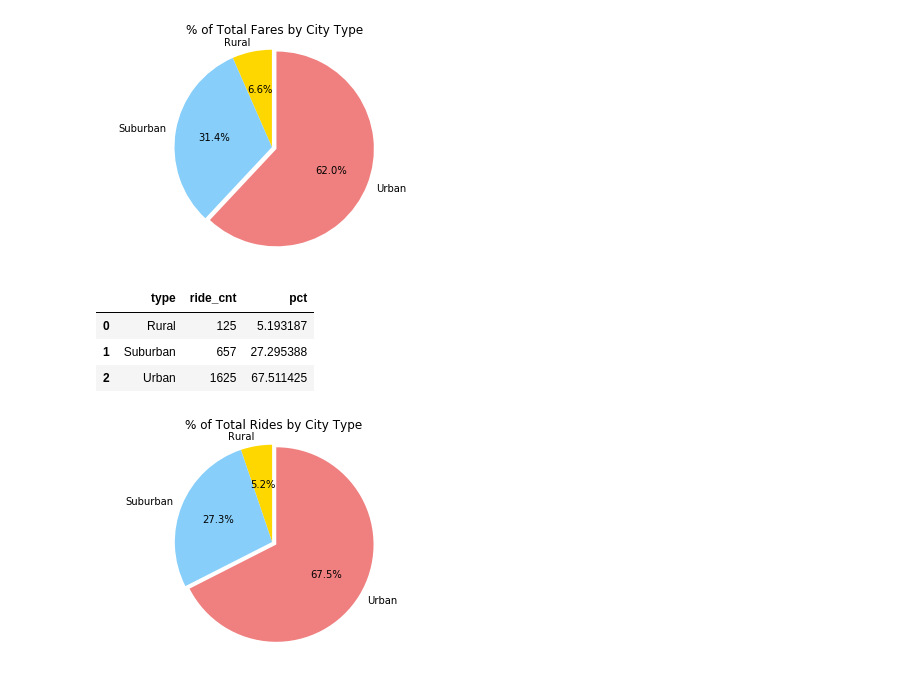
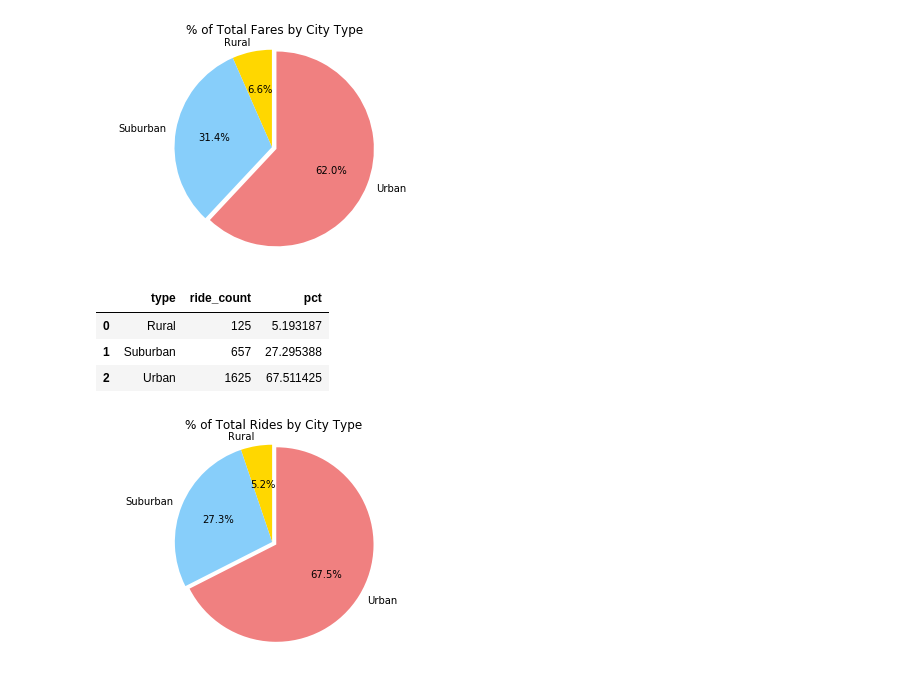
Before and after one commit to shanegela/DataAnalytics, a Jupyter notebook: Homework05-Matplotlib/Instructions/Pyber/pyber.ipynb, the cells around one changed output. Drawn from its saved outputs; the diff is of its cells as text; code cells hidden in the pictures.

```diff
--- a/Homework05-Matplotlib/Instructions/Pyber/pyber.ipynb
+++ b/Homework05-Matplotlib/Instructions/Pyber/pyber.ipynb
@@ -27,8 +26,10 @@ city_df.head()
 | 3 | West Dawnfurt | 34 | Urban |
 | 4 | Rodriguezburgh | 52 | Urban |
 # %%
-#Average Fare ($) Per City
-avg_fare = pd.DataFrame(ride_df.groupby(["city"])["fare"].mean())
-avg_fare.reset_index(inplace=True)
-avg_fare.head()
+ride_sum = pd.DataFrame({
+    "tot_fare": ride_df.groupby("city")["fare"].sum(),
+    "avg_fare":  ride_df.groupby("city")["fare"].mean(),
+    "ride_count": ride_df.groupby("city")["ride_id"].count()})
+ride_sum.reset_index(inplace=True)
+ride_sum.head()
 # %% [output]
@@ -75,4 +42,4 @@ city_type.head()
 # %%
-city_ride = pd.merge(ride_df, city_df, how="outer", on="city")
-city_ride.head()
+pyber_df = pd.merge(ride_sum, city_df, how="outer",on="city")
+pyber_df.head()
 # %% [output]
@@ -113,14 +112,13 @@ pie_chart(pie_labels, pie_values,"% of Total Fares by City Type")
 [figure]
 # %%
 #% of Total Rides by City Type
-riders_city_type = pd.DataFrame(city_ride.groupby("type")["ride_id"].count())
+riders_city_type = pd.DataFrame(pyber_df.groupby("type")["ride_count"].sum())
 riders_city_type.reset_index(inplace=True)
-riders_city_type.rename(columns={"ride_id":"ride_cnt"},inplace=True)
-total_riders_city_type = riders_city_type["ride_cnt"].sum()
-riders_city_type["pct"] = (riders_city_type["ride_cnt"] / total_riders_city_type) * 100
+total_riders_city_type = riders_city_type["ride_count"].sum()
+riders_city_type["pct"] = (riders_city_type["ride_count"] / total_riders_city_type) * 100
 riders_city_type.head()
 # %% [output]
-|  | type | ride_cnt | pct |
+|  | type | ride_count | pct |
 | 0 | Rural | 125 | 5.193187 |
 | 1 | Suburban | 657 | 27.295388 |
 | 2 | Urban | 1625 | 67.511425 |
```
Also changed, not shown: parts of 13 cells of this notebook.
